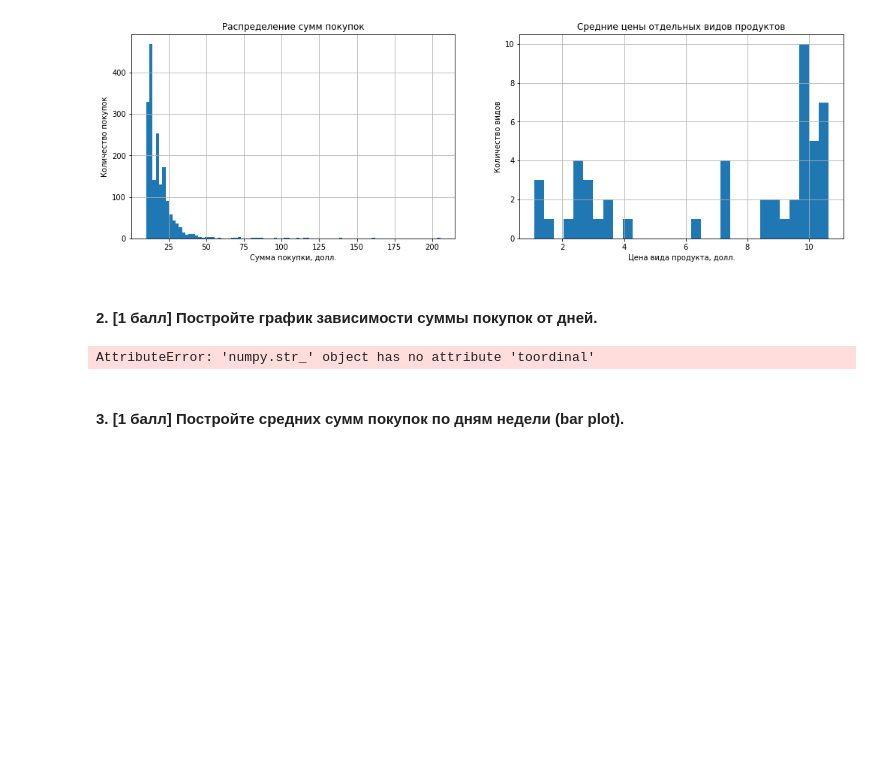
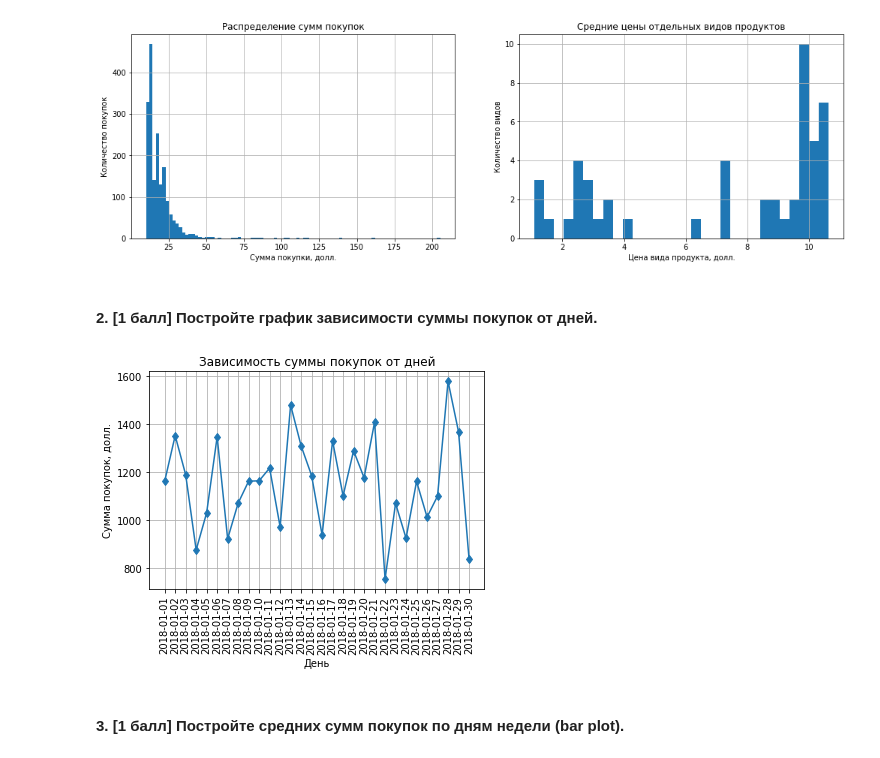
Before and after one commit to hse-mlearn/ha-01-maximkremer, a Jupyter notebook: homework-practice-01.ipynb, the cells around one changed output. Drawn from its saved outputs; the diff is of its cells as text; code cells hidden in the pictures; blank space fills up the shorter version.

```diff
--- a/homework-practice-01.ipynb
+++ b/homework-practice-01.ipynb
@@ -380,11 +380,16 @@ axis[1].grid()
 [figure]
 # %% [markdown]
 #### 2. [1 балл] Постройте график зависимости суммы покупок от дней.
-# %%
-import matplotlib.dates
-data_days = data.groupby('date').sum()
-date_float = matplotlib.dates.date2num('dates')
-# %% [output]
-AttributeError: 'numpy.str_' object has no attribute 'toordinal'
+# %%
+data2 = data.groupby('date').sum().reset_index()
+plt.plot(data2['date'], data2['new_item_price'], marker = 'd')
+plt.title('Зависимость суммы покупок от дней')
+plt.xlabel('День')
+plt.ylabel('Сумма покупок, долл.')
+plt.grid()
+plt.xticks(rotation=90)
+plt.show()
+# %% [output]
+[figure, added]
 # %% [markdown]
 #### 3. [1 балл] Постройте средних сумм покупок по дням недели (bar plot).
```
Also changed, not shown: parts of 6 cells of this notebook.
